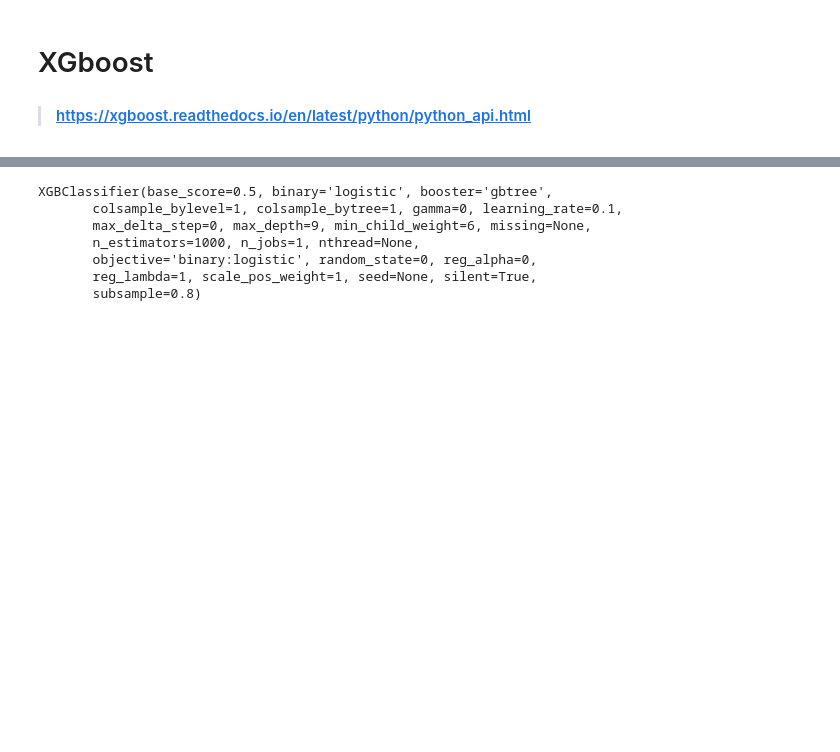
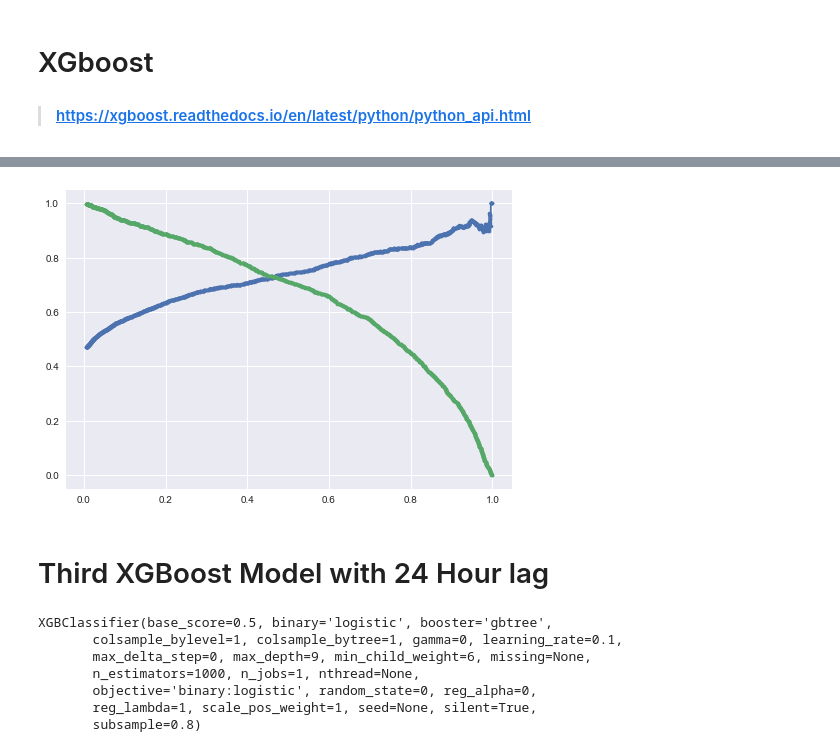
Before and after one commit to amitbhsingh/Project, a Jupyter notebook: 01_Project/binance.ipynb, the cells around one changed output, grey strips where cells are left out. Drawn from its saved outputs; the diff is of its cells as text; code cells hidden in the pictures; blank space fills up the shorter version.

```diff
--- a/01_Project/binance.ipynb
+++ b/01_Project/binance.ipynb
@@ -469,0 +529,9 @@ X_train, X_test, y_train, y_test = train_test_split(X_tsfresh_cr, y, test_size=t
+# %%
+# Setting seed to get same result everytime
+seed=7
+test_size=0.30
+# %%
+X_train, X_test, y_train, y_test = train_test_split(X_tsfresh_cr12h, y12, test_size=test_size, random_state=seed)
+# %%
+model12h = XGBClassifier(max_depth=9,learning_rate=0.1,n_estimators=1000,subsample=0.8,min_child_weight=6,binary='logistic')
+model12h.fit(X_train, y_train)
@@ -469,0 +554,5 @@ X_train, X_test, y_train, y_test = train_test_split(X_tsfresh_cr, y, test_size=t
+# %%
+probs=model12h.predict_proba(X_test)
+probs=probs[:,1]
+yhat=model12h.predict(X_test)
+precision, recall, thresholds = precision_recall_curve(y_test, probs)
@@ -469,0 +586,8 @@ X_train, X_test, y_train, y_test = train_test_split(X_tsfresh_cr, y, test_size=t
+# %%
+plt.plot(thresholds, precision[1:] , marker='.')
+plt.plot(thresholds, recall[1:] , marker='.')
+plt.show()
+# %% [output]
+[figure, added]
+# %% [markdown]
+# Third XGBoost Model with 24 Hour lag
```
Also changed, not shown: parts of 32 cells of this notebook.
